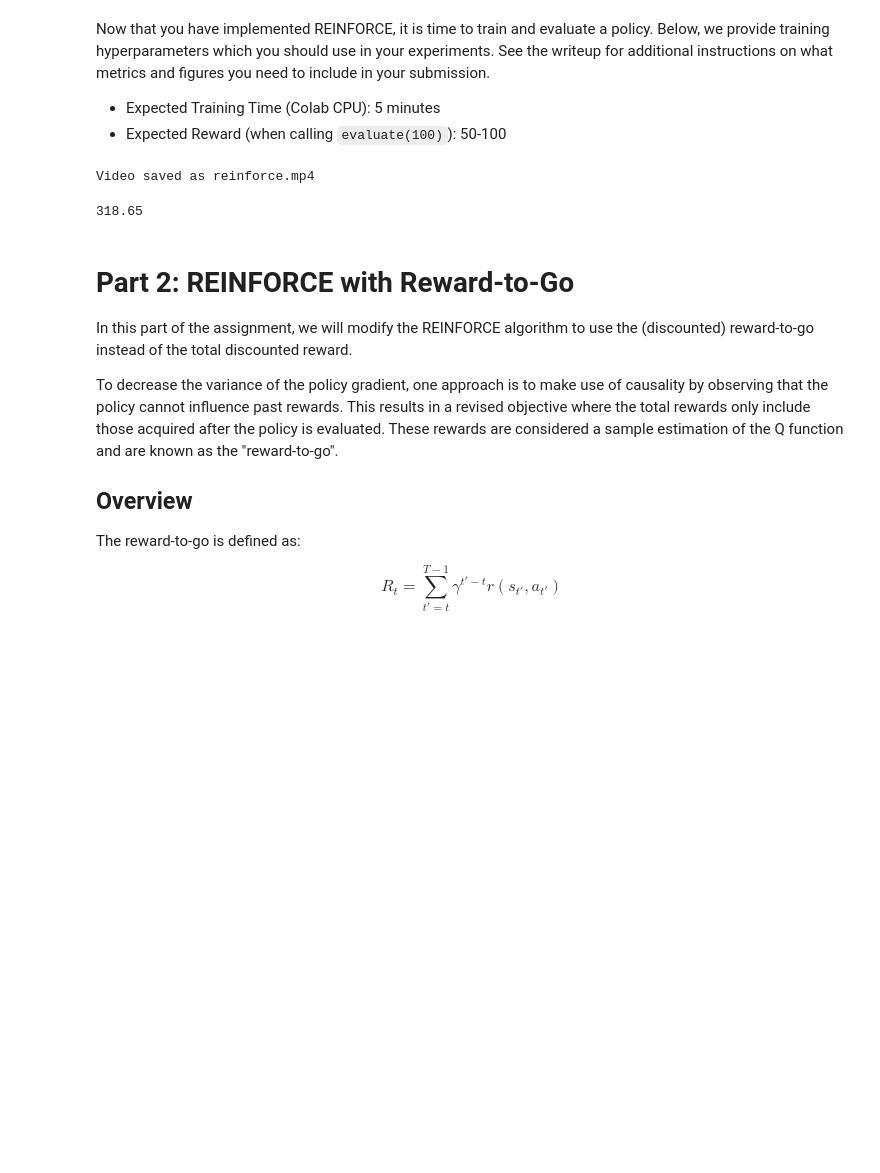
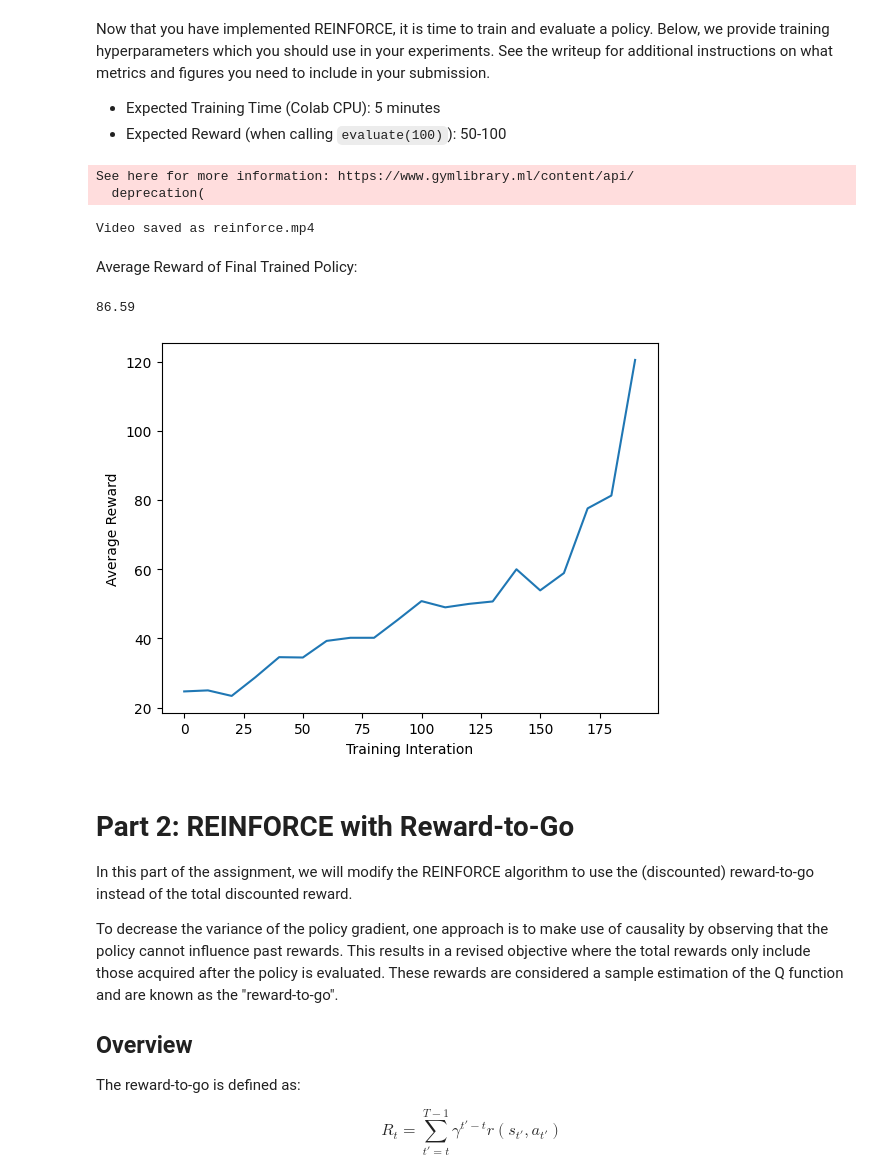
Before and after one commit to TunaDang/Robot, a Jupyter notebook: Policy_Gradient/CS4756_FA24_A4.ipynb, the cells around one changed output. Saved outputs shown, nothing was run; the diff lists cells and outputs as text; code cells hidden in the pictures; blank space fills up the shorter version.

Commit message:
Actor-Critic completed along with graphs and training reward interation tracking

```diff
--- a/Policy_Gradient/CS4756_FA24_A4.ipynb
+++ b/Policy_Gradient/CS4756_FA24_A4.ipynb
@@ -306,9 +306,8 @@ class PolicyGradient:
             rewards = [total_reward] * len(rewards)
         else:
             # TODO: Part 2: Compute the discounted rewards to go here
-            pass
-            # for i in range(len(episode)):
-            #     rewards[i] = sum([gamma**j * rewards[j] for j in range(i, len(rewards))])
+            for i in range(len(episode)):
+                rewards[i] = sum([gamma**j * rewards[j] for j in range(i, len(rewards))])
 
         # TODO: Implement the loss function for the REINFORCE algorithm here
         loss = 0
@@ -318,7 +317,7 @@ class PolicyGradient:
             action_prob = action_probs[action]
             loss += -torch.log(action_prob) * rewards[i]
 
-        return loss
+        return loss/len(episode)
 
     def update_policy(self, episodes, optimizer, gamma):
         """Update the policy network using the batch of episodes
@@ -366,12 +365,16 @@ class PolicyGradient:
             lr (float): Learning rate
         """
         self.policy_net.train()
+        avg_rewards = []
         optimizer = optim.Adam(self.policy_net.parameters(), lr=lr)
         # TODO: Implement the training loop for the REINFORCE algorithm here.
         # Update the policy every iteration, and use one batch per iteration.
         for i in range(num_iterations):
+            if i % 10 == 0:
+                avg_rewards.append(self.evaluate(10))
             episodes = [self.run_episode() for _ in range(batch_size)]
             self.update_policy(episodes, optimizer, gamma)
+        return avg_rewards
 
     def evaluate(self, num_episodes = 100):
         """Evaluate the policy network by running multiple episodes.
@@ -411,15 +414,28 @@ env.observation_space.seed(seed)
 policy_net = PolicyNet(env.observation_space.shape[0], env.action_space.n, 128)
 
 reinforce = PolicyGradient(env, policy_net, seed, reward_to_go=False)
-reinforce.train(num_iterations=200, batch_size=10, gamma=0.99, lr=0.001)
+train_rewards = reinforce.train(num_iterations=200, batch_size=10, gamma=0.99, lr=0.001)
 
 visualize(algorithm=reinforce, video_name="reinforce")
 # %% [output]
-Video saved as reinforce.mp4
+See here for more information: https://www.gymlibrary.ml/content/api/
+  deprecation(
+Video saved as reinforce.mp4
+# %% [markdown]
+Average Reward of Final Trained Policy:
 # %%
-reinforce.evaluate()
+reinforce.evaluate(100)
 # %% [output]
-318.65
+86.59
+# %%
+import matplotlib.pyplot as plt
+x_points = [x*10 for x in range(20)]
+plt.plot(x_points, train_rewards)
+plt.xlabel('Training Interation')
+plt.ylabel('Average Reward')
+plt.show()
+# %% [output]
+[figure, added]
 # %% [markdown]
 # Part 2: REINFORCE with Reward-to-Go
 
```
Also changed, not shown: parts of 7 cells of this notebook, 3 other files.
